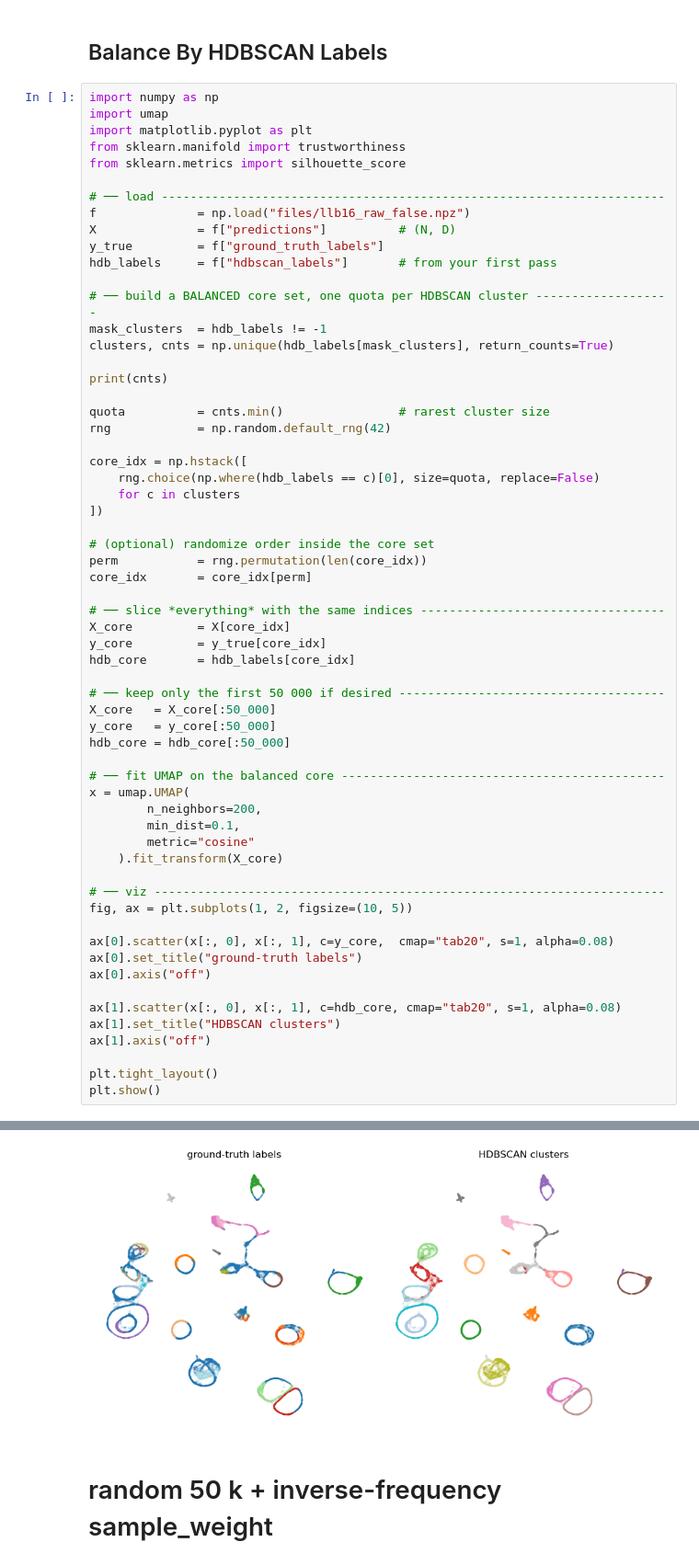
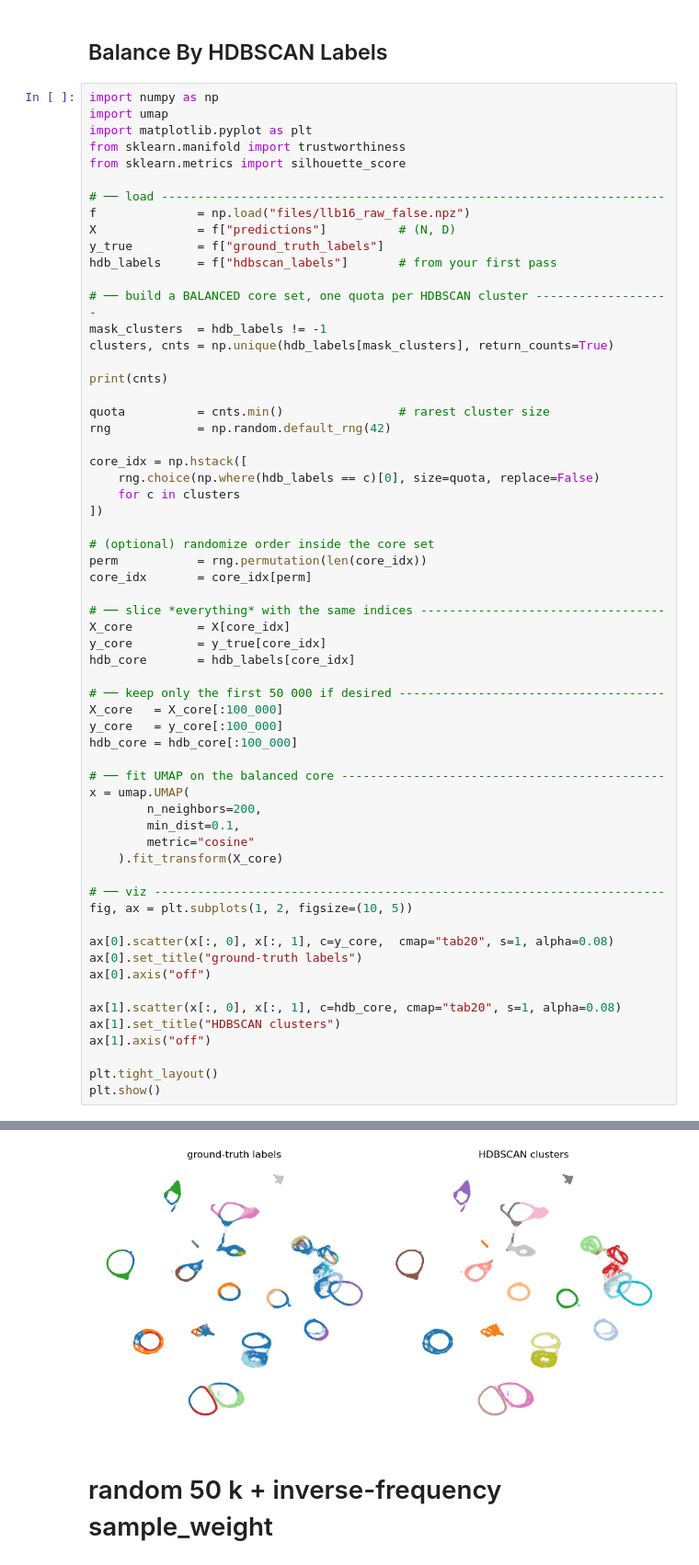
Before and after one commit to georgevenven/tweety_bert, a Jupyter notebook: umap_exploration.ipynb, the cells around one changed output, grey strips where cells are left out. Shown at 92% size. Saved outputs shown, nothing was run; the diff lists cells and outputs as text.

Commit message:
updatged figure

```diff
--- a/umap_exploration.ipynb
+++ b/umap_exploration.ipynb
@@ -106,37 +106,37 @@ core_idx       = core_idx[perm]
 # ── slice *everything* with the same indices ----------------------------------
 X_core         = X[core_idx]
 y_core         = y_true[core_idx]
 hdb_core       = hdb_labels[core_idx]
 
 # ── keep only the first 50 000 if desired -------------------------------------
-X_core   = X_core[:50_000]
-y_core   = y_core[:50_000]
-hdb_core = hdb_core[:50_000]
+X_core   = X_core[:100_000]
+y_core   = y_core[:100_000]
+hdb_core = hdb_core[:100_000]
 
 # ── fit UMAP on the balanced core ---------------------------------------------
 x = umap.UMAP(
         n_neighbors=200,
         min_dist=0.1,
         metric="cosine"
     ).fit_transform(X_core)
 
 # ── viz -----------------------------------------------------------------------
 fig, ax = plt.subplots(1, 2, figsize=(10, 5))
 
 ax[0].scatter(x[:, 0], x[:, 1], c=y_core,  cmap="tab20", s=1, alpha=0.08)
 ax[0].set_title("ground-truth labels")
 ax[0].axis("off")
 
 ax[1].scatter(x[:, 0], x[:, 1], c=hdb_core, cmap="tab20", s=1, alpha=0.08)
 ax[1].set_title("HDBSCAN clusters")
 ax[1].axis("off")
 
 plt.tight_layout()
 plt.show()
 # %% [output]
 [218998  44592   6122  11116  13750  28450  88878  18524  27017  57252
   28883  95351   6980   5183   7511 114526  76879  68423  69076]
-[figure, old version]
+[figure, new version]
 # %% [markdown]
 # random 50 k + inverse-frequency sample_weight
 # %%
```
